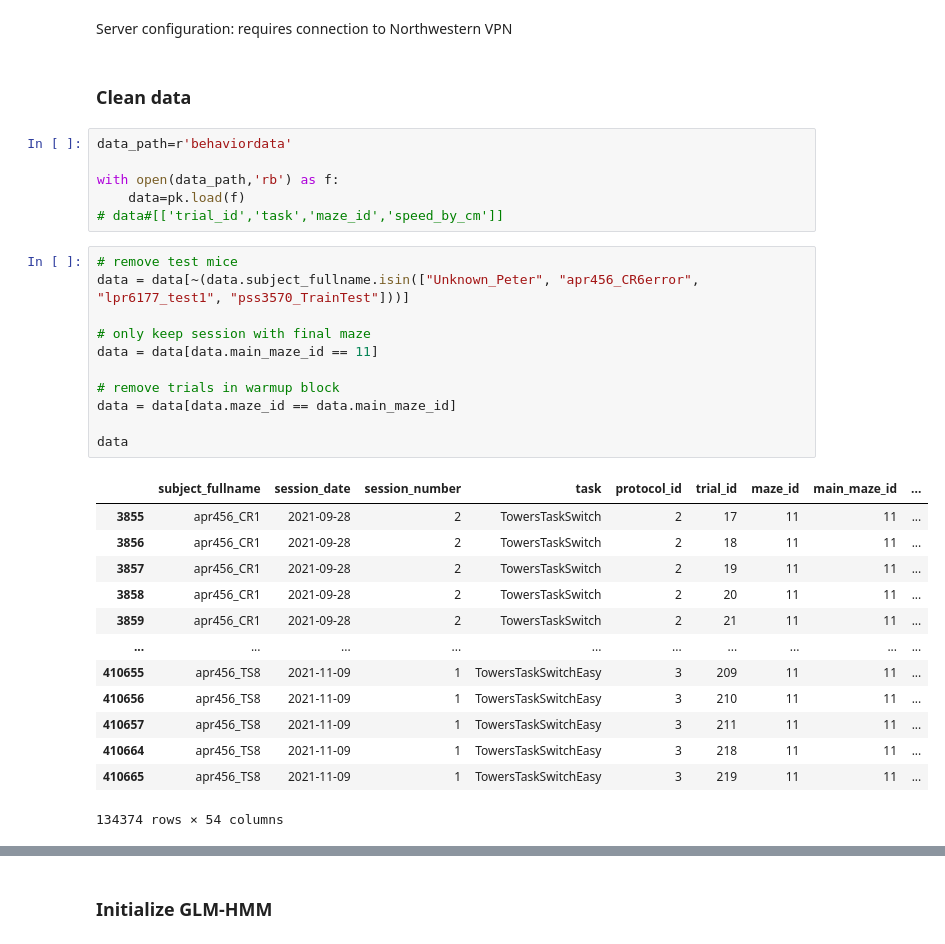
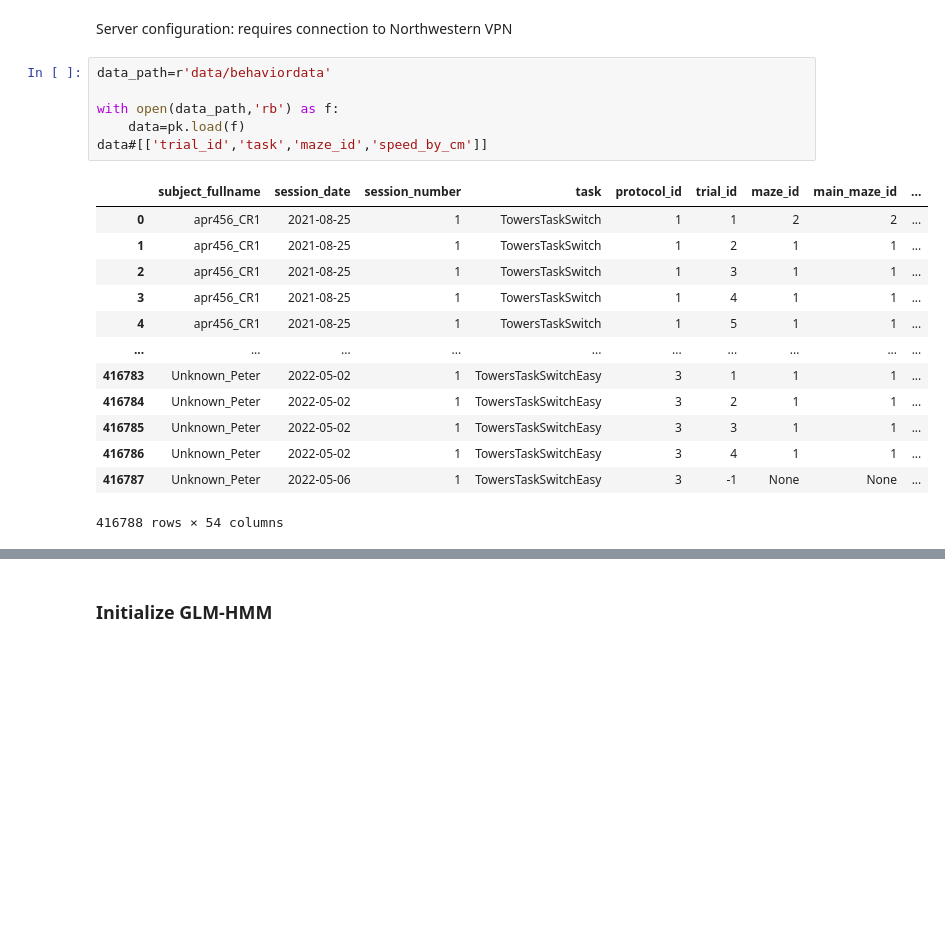
Before and after one commit to psalvino/DRL_Final_Project, a Jupyter notebook: Final_Project.ipynb, the cells around one changed output, grey strips where cells are left out. Saved outputs shown, nothing was run; the diff lists cells and outputs as text; blank space fills up the shorter version.

Commit message:
Added some inspection function of the data

```diff
--- a/Final_Project.ipynb
+++ b/Final_Project.ipynb
@@ -17,36 +17,23 @@ import ssm
 from ssm.util import find_permutation
 # %% [markdown]
 Server configuration: requires connection to Northwestern VPN
-# %% [markdown]
-### Clean data
 # %%
-data_path=r'behaviordata'
+data_path=r'data/behaviordata'
 
 with open(data_path,'rb') as f:
     data=pk.load(f)
-# data#[['trial_id','task','maze_id','speed_by_cm']]
+data#[['trial_id','task','maze_id','speed_by_cm']]
+# %% [output]
+|  | subject_fullname | session_date | session_number | task | protocol_id | trial_id | maze_id | main_maze_id | ... |
+| 0 | apr456_CR1 | 2021-08-25 | 1 | TowersTaskSwitch | 1 | 1 | 2 | 2 | ... |
+| 1 | apr456_CR1 | 2021-08-25 | 1 | TowersTaskSwitch | 1 | 2 | 1 | 1 | ... |
+| 2 | apr456_CR1 | 2021-08-25 | 1 | TowersTaskSwitch | 1 | 3 | 1 | 1 | ... |
+| 3 | apr456_CR1 | 2021-08-25 | 1 | TowersTaskSwitch | 1 | 4 | 1 | 1 | ... |
+| 4 | apr456_CR1 | 2021-08-25 | 1 | TowersTaskSwitch | 1 | 5 | 1 | 1 | ... |
+| ... | ... | ... | ... | ... | ... | ... | ... | ... | ... |
+| 416783 | Unknown_Peter | 2022-05-02 | 1 | TowersTaskSwitchEasy | 3 | 1 | 1 | 1 | ... |
+| 416784 | Unknown_Peter | 2022-05-02 | 1 | TowersTaskSwitchEasy | 3 | 2 | 1 | 1 | ... |
+| 416785 | Unknown_Peter | 2022-05-02 | 1 | TowersTaskSwitchEasy | 3 | 3 | 1 | 1 | ... |
+| 416786 | Unknown_Peter | 2022-05-02 | 1 | TowersTaskSwitchEasy | 3 | 4 | 1 | 1 | ... |
+| 416787 | Unknown_Peter | 2022-05-06 | 1 | TowersTaskSwitchEasy | 3 | -1 | None | None | ... |
+416788 rows × 54 columns
-# %%
-# remove test mice
-data = data[~(data.subject_fullname.isin(["Unknown_Peter", "apr456_CR6error", "lpr6177_test1", "pss3570_TrainTest"]))]
-
-# only keep session with final maze
-data = data[data.main_maze_id == 11]
-
-# remove trials in warmup block
-data = data[data.maze_id == data.main_maze_id]
-
-data
-# %% [output]
-|  | subject_fullname | session_date | session_number | task | protocol_id | trial_id | maze_id | main_maze_id | ... |
-| 3855 | apr456_CR1 | 2021-09-28 | 2 | TowersTaskSwitch | 2 | 17 | 11 | 11 | ... |
-| 3856 | apr456_CR1 | 2021-09-28 | 2 | TowersTaskSwitch | 2 | 18 | 11 | 11 | ... |
-| 3857 | apr456_CR1 | 2021-09-28 | 2 | TowersTaskSwitch | 2 | 19 | 11 | 11 | ... |
-| 3858 | apr456_CR1 | 2021-09-28 | 2 | TowersTaskSwitch | 2 | 20 | 11 | 11 | ... |
-| 3859 | apr456_CR1 | 2021-09-28 | 2 | TowersTaskSwitch | 2 | 21 | 11 | 11 | ... |
-| ... | ... | ... | ... | ... | ... | ... | ... | ... | ... |
-| 410655 | apr456_TS8 | 2021-11-09 | 1 | TowersTaskSwitchEasy | 3 | 209 | 11 | 11 | ... |
-| 410656 | apr456_TS8 | 2021-11-09 | 1 | TowersTaskSwitchEasy | 3 | 210 | 11 | 11 | ... |
-| 410657 | apr456_TS8 | 2021-11-09 | 1 | TowersTaskSwitchEasy | 3 | 211 | 11 | 11 | ... |
-| 410664 | apr456_TS8 | 2021-11-09 | 1 | TowersTaskSwitchEasy | 3 | 218 | 11 | 11 | ... |
-| 410665 | apr456_TS8 | 2021-11-09 | 1 | TowersTaskSwitchEasy | 3 | 219 | 11 | 11 | ... |
-134374 rows × 54 columns
```
Also changed, not shown: parts of 3 cells of this notebook.
